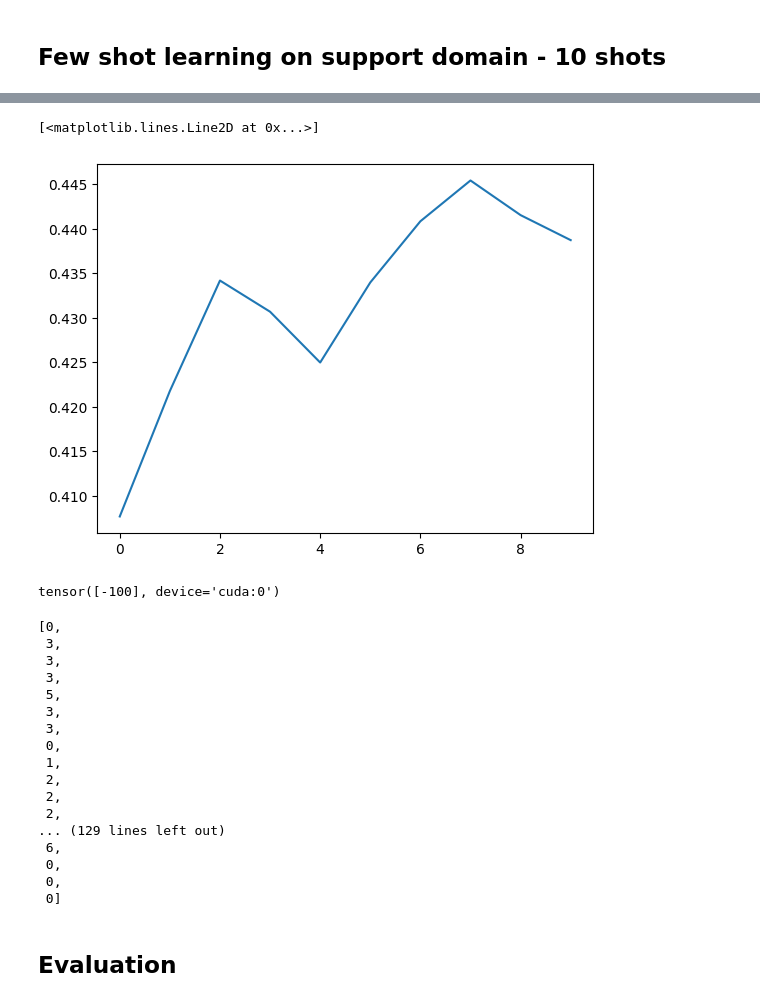
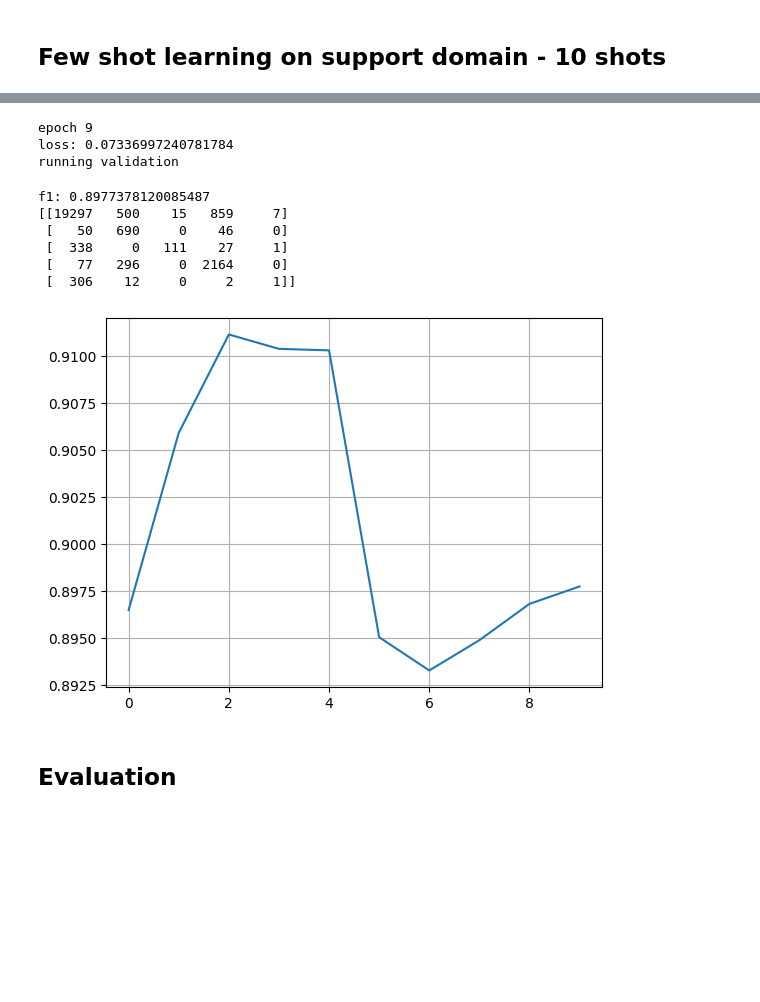
Before and after one commit to peulsilva/few-shot-learning-transformers, a Jupyter notebook: notebooks/few_shot_ner/container/02-sroie+funsd.ipynb, the cells around one changed output, grey strips where cells are left out. Saved outputs shown, nothing was run; the diff lists cells and outputs as text; code cells hidden in the pictures; blank space fills up the shorter version.

```diff
--- a/notebooks/few_shot_ner/container/02-sroie+funsd.ipynb
+++ b/notebooks/few_shot_ner/container/02-sroie+funsd.ipynb
@@ -938,0 +261,6 @@ f1: 0.8577475680735887
+# %%
+history = trainer.train_on_support_set(
+    support_df,
+    val_df,
+    n_shots=5
+)
@@ -1071,17 +326,0 @@ support_dataset['train'].features['ner_tags'].feature.names
-# %%
-n_shots = 10
-valid_labels_funsd = {
-    0: 0,
-    1:1,
-    2:1,
-    3:2,
-    4:2,
-    5:3,
-    6:3
-}
-
-support_df = ImageLayoutDataset(
-    support_dataset['train'],
-    tokenizer,
-    valid_labels_keymap=valid_labels_funsd
-)
@@ -1121,7 +326,0 @@ True
-# %%
-val_df = ImageLayoutDataset(
-    support_dataset['train'],
-    tokenizer,
-    tokenize_all_labels=True,
-    valid_labels_keymap=valid_labels_funsd
-)
@@ -1308,32 +327,24 @@ f1: 0.4387384269274033
+# %%
+history = trainer.train_on_support_set(
+    support_df,
+    val_df,
+    n_shots=10
+)
+# %% [output]
+epoch 9
+loss: 0.07336997240781784
+running validation
+f1: 0.8977378120085487
+[[19297   500    15   859     7]
+ [   50   690     0    46     0]
+ [  338     0   111    27     1]
+ [   77   296     0  2164     0]
+ [  306    12     0     2     1]]
 # %%
 plt.plot(history)
+plt.grid()
 # %% [output]
-[<matplotlib.lines.Line2D at 0x...>]
-[figure, old version]
+[figure, new version]
-# %%
-val_df[0]['labels'][:,0]
-# %% [output]
-tensor([-100], device='cuda:0')
-# %%
-support_dataset['train']['ner_tags'][0]
-# %% [output]
-[0,
- 3,
- 3,
- 3,
- 5,
- 3,
- 3,
- 0,
- 1,
- 2,
- 2,
- 2,
-... (129 lines left out)
- 6,
- 0,
- 0,
- 0]
 # %% [markdown]
 ## Evaluation
 # %%
```
Also changed, not shown: parts of 64 cells of this notebook, 7 other files.
